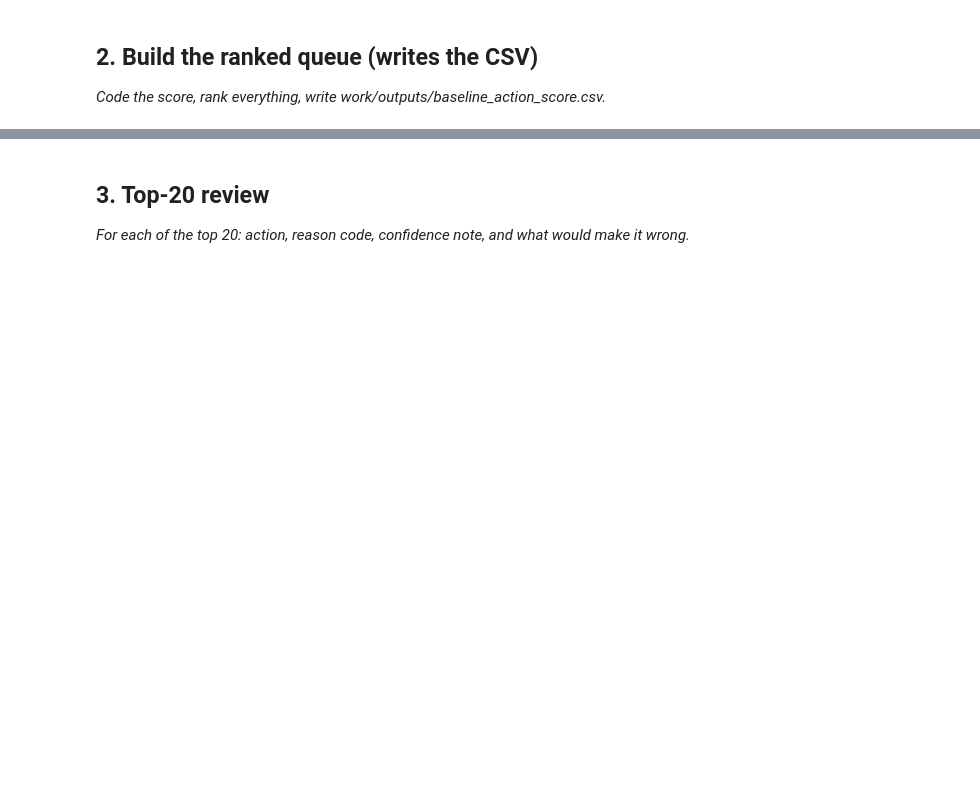
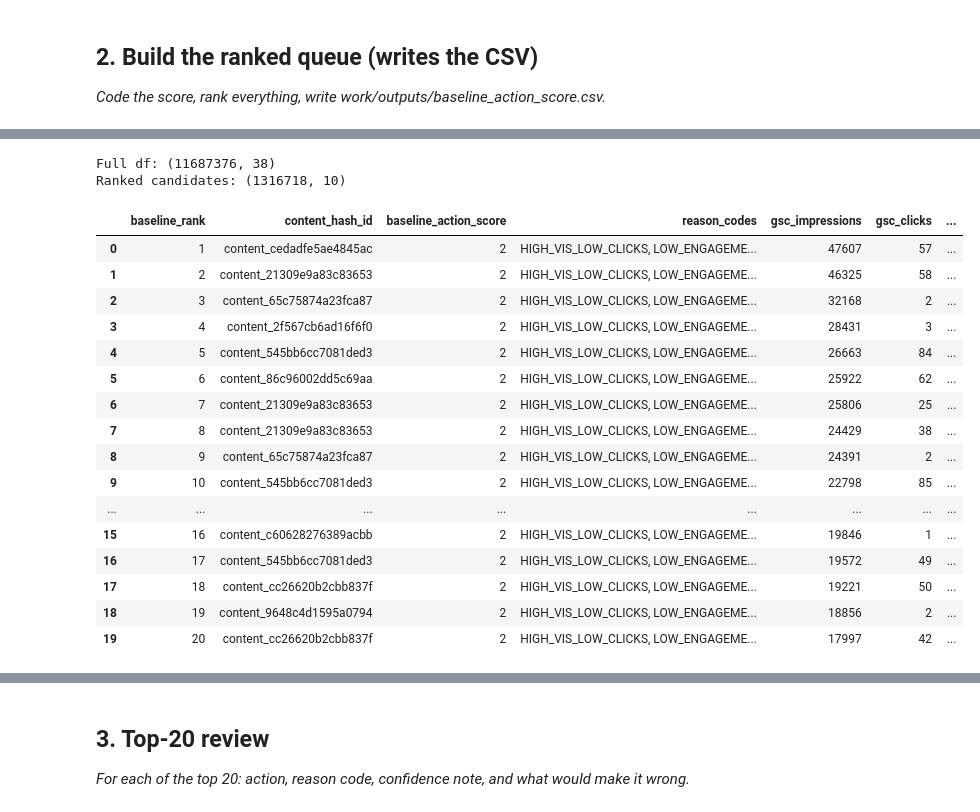
Before and after one commit to hydroz3/flyrank-ml-intern, a Jupyter notebook: work/notebooks/w04_baseline_score.ipynb, the cells around one changed output, grey strips where cells are left out. Drawn from its saved outputs; the diff is of its cells as text; code cells hidden in the pictures; blank space fills up the shorter version.

```diff
--- a/work/notebooks/w04_baseline_score.ipynb
+++ b/work/notebooks/w04_baseline_score.ipynb
@@ -22,0 +400,23 @@ This skeleton is yours to fill. Work the sections **in order** — each one has
+# %%
+print("Full df:", df.shape)
+print("Ranked candidates:", ranked_queue.shape)
+# %% [output]
+Full df: (11687376, 38)
+Ranked candidates: (1316718, 10)
+# %%
+ranked_queue.sort_values(
+    by=[
+        "baseline_action_score",
+        "gsc_impressions"
+    ],
+    ascending=[
+        False,
+        False
+    ],
+    inplace=True
+)
+# %%
+ranked_queue.reset_index(
+    drop=True,
+    inplace=True
+)
@@ -22,0 +448,20 @@ This skeleton is yours to fill. Work the sections **in order** — each one has
+# %%
+ranked_queue.head(20)
+# %% [output]
+|  | baseline_rank | content_hash_id | baseline_action_score | reason_codes | gsc_impressions | gsc_clicks | ... |
+| 0 | 1 | content_cedadfe5ae4845ac | 2 | HIGH_VIS_LOW_CLICKS, LOW_ENGAGEME... | 47607 | 57 | ... |
+| 1 | 2 | content_21309e9a83c83653 | 2 | HIGH_VIS_LOW_CLICKS, LOW_ENGAGEME... | 46325 | 58 | ... |
+| 2 | 3 | content_65c75874a23fca87 | 2 | HIGH_VIS_LOW_CLICKS, LOW_ENGAGEME... | 32168 | 2 | ... |
+| 3 | 4 | content_2f567cb6ad16f6f0 | 2 | HIGH_VIS_LOW_CLICKS, LOW_ENGAGEME... | 28431 | 3 | ... |
+| 4 | 5 | content_545bb6cc7081ded3 | 2 | HIGH_VIS_LOW_CLICKS, LOW_ENGAGEME... | 26663 | 84 | ... |
+| 5 | 6 | content_86c96002dd5c69aa | 2 | HIGH_VIS_LOW_CLICKS, LOW_ENGAGEME... | 25922 | 62 | ... |
+| 6 | 7 | content_21309e9a83c83653 | 2 | HIGH_VIS_LOW_CLICKS, LOW_ENGAGEME... | 25806 | 25 | ... |
+| 7 | 8 | content_21309e9a83c83653 | 2 | HIGH_VIS_LOW_CLICKS, LOW_ENGAGEME... | 24429 | 38 | ... |
+| 8 | 9 | content_65c75874a23fca87 | 2 | HIGH_VIS_LOW_CLICKS, LOW_ENGAGEME... | 24391 | 2 | ... |
+| 9 | 10 | content_545bb6cc7081ded3 | 2 | HIGH_VIS_LOW_CLICKS, LOW_ENGAGEME... | 22798 | 85 | ... |
+| ... | ... | ... | ... | ... | ... | ... | ... |
+| 15 | 16 | content_c60628276389acbb | 2 | HIGH_VIS_LOW_CLICKS, LOW_ENGAGEME... | 19846 | 1 | ... |
+| 16 | 17 | content_545bb6cc7081ded3 | 2 | HIGH_VIS_LOW_CLICKS, LOW_ENGAGEME... | 19572 | 49 | ... |
+| 17 | 18 | content_cc26620b2cbb837f | 2 | HIGH_VIS_LOW_CLICKS, LOW_ENGAGEME... | 19221 | 50 | ... |
+| 18 | 19 | content_9648c4d1595a0794 | 2 | HIGH_VIS_LOW_CLICKS, LOW_ENGAGEME... | 18856 | 2 | ... |
+| 19 | 20 | content_cc26620b2cbb837f | 2 | HIGH_VIS_LOW_CLICKS, LOW_ENGAGEME... | 17997 | 42 | ... |
```
Also changed, not shown: parts of 50 cells of this notebook.
